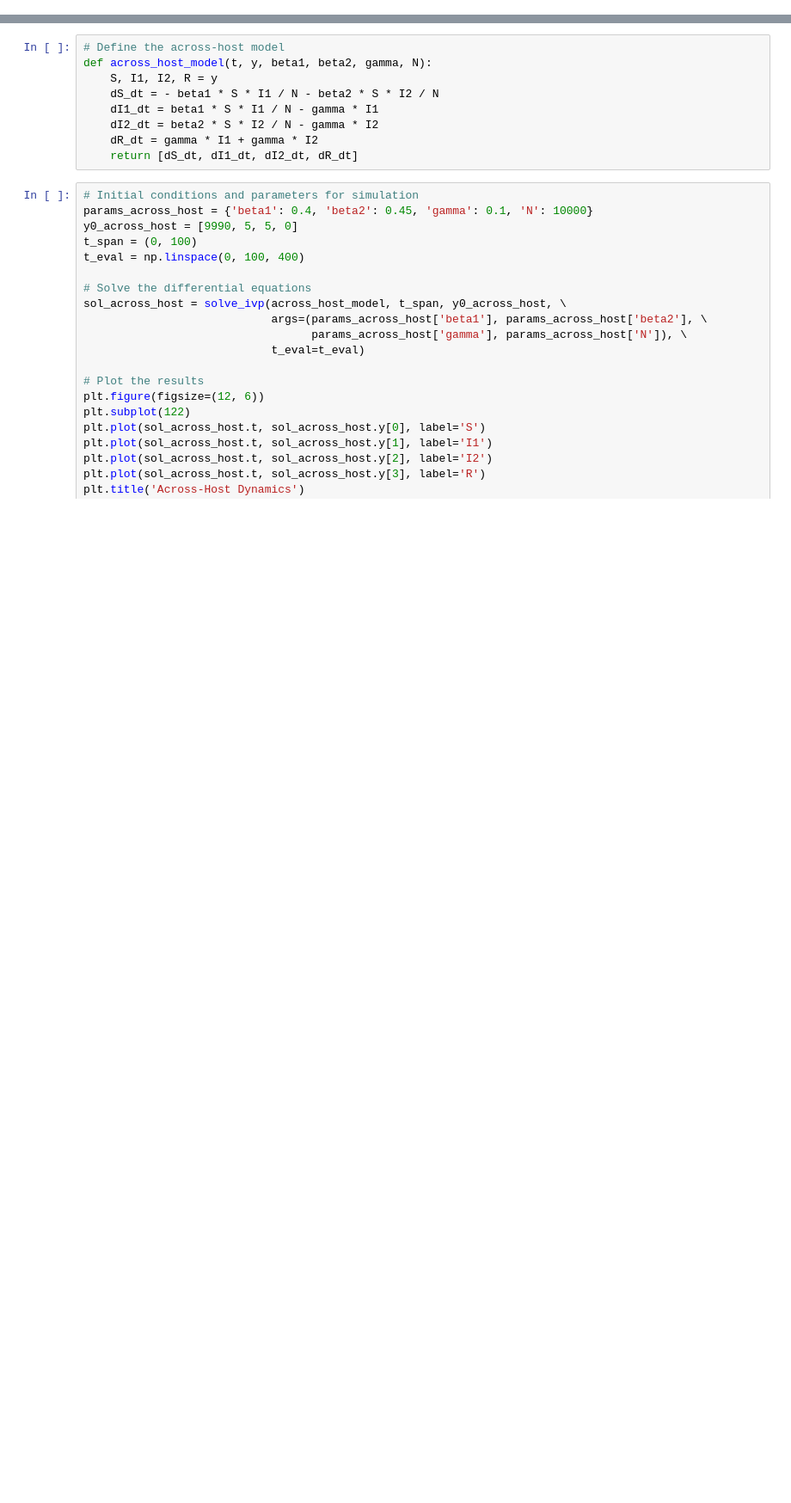
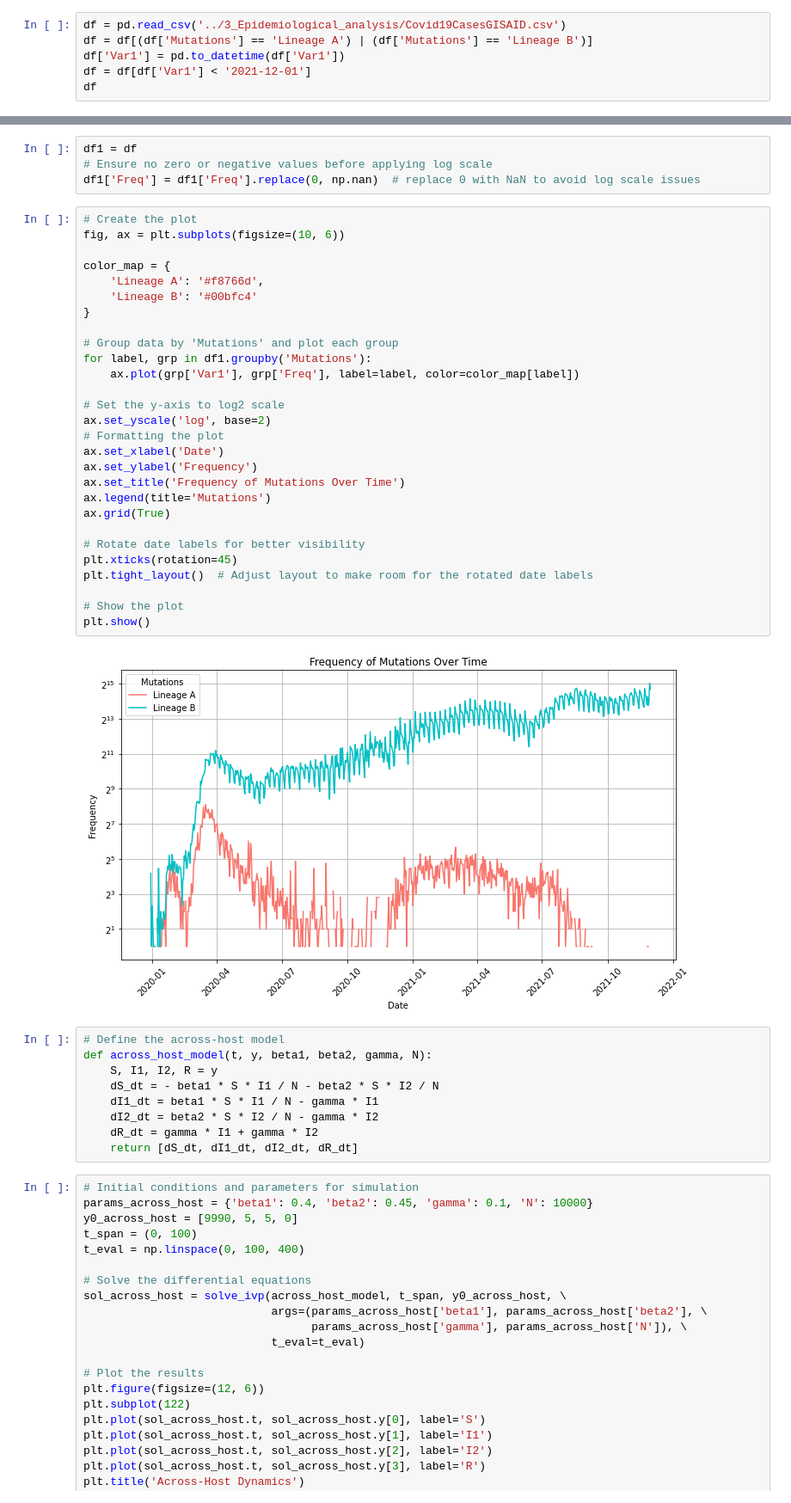
Before and after one commit to Hc1023/EvoSSS, a Jupyter notebook: 4_EvoSSS_model/EvoSIR.ipynb, the cells around one changed output, grey strips where cells are left out. Shown at 86% size. Cells and saved outputs as stored; diff of their text form; blank space fills up the shorter version.

```diff
--- a/4_EvoSSS_model/EvoSIR.ipynb
+++ b/4_EvoSSS_model/EvoSIR.ipynb
@@ -8,0 +11,6 @@ WARNING (theano.link.c.cmodule): install mkl with `conda install mkl-service`: N
+# %%
+df = pd.read_csv('../3_Epidemiological_analysis/Covid19CasesGISAID.csv')
+df = df[(df['Mutations'] == 'Lineage A') | (df['Mutations'] == 'Lineage B')]
+df['Var1'] = pd.to_datetime(df['Var1'])
+df = df[df['Var1'] < '2021-12-01']
+df
@@ -9,3 +31,37 @@ WARNING (theano.link.c.cmodule): install mkl with `conda install mkl-service`: N
+# %%
+df1 = df
+# Ensure no zero or negative values before applying log scale
+df1['Freq'] = df1['Freq'].replace(0, np.nan)  # replace 0 with NaN to avoid log scale issues
+# %%
+# Create the plot
+fig, ax = plt.subplots(figsize=(10, 6))
+
+color_map = {
+    'Lineage A': '#f8766d',
+    'Lineage B': '#00bfc4'
+}
+
+# Group data by 'Mutations' and plot each group
+for label, grp in df1.groupby('Mutations'):
+    ax.plot(grp['Var1'], grp['Freq'], label=label, color=color_map[label])
+
+# Set the y-axis to log2 scale
+ax.set_yscale('log', base=2)
+# Formatting the plot
+ax.set_xlabel('Date')
+ax.set_ylabel('Frequency')
+ax.set_title('Frequency of Mutations Over Time')
+ax.legend(title='Mutations')
+ax.grid(True)
+
+# Rotate date labels for better visibility
+plt.xticks(rotation=45)
+plt.tight_layout()  # Adjust layout to make room for the rotated date labels
+
+# Show the plot
+plt.show()
+# %% [output]
+[figure, added]
 # %%
 # Define the across-host model
 def across_host_model(t, y, beta1, beta2, gamma, N):
```
Also changed, not shown: parts of 3 cells of this notebook.
